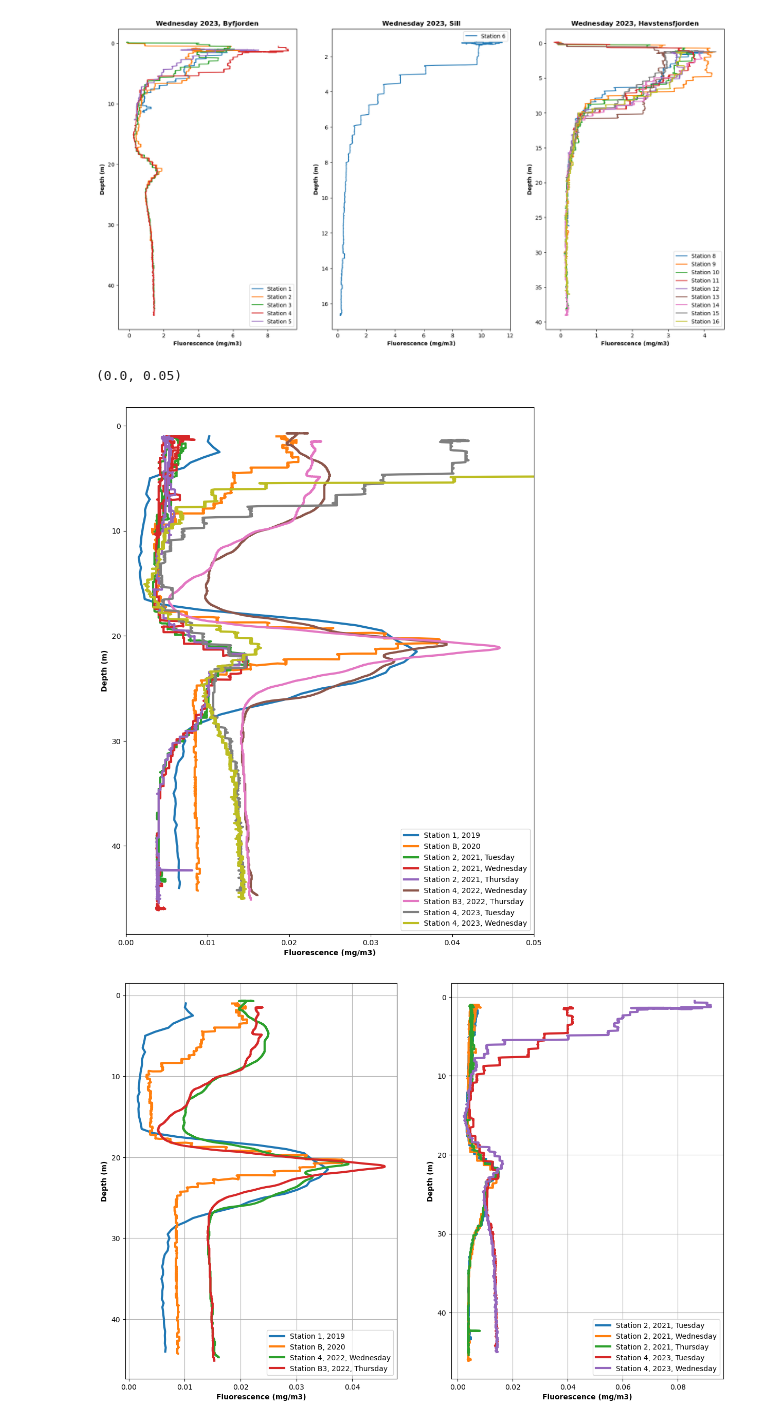
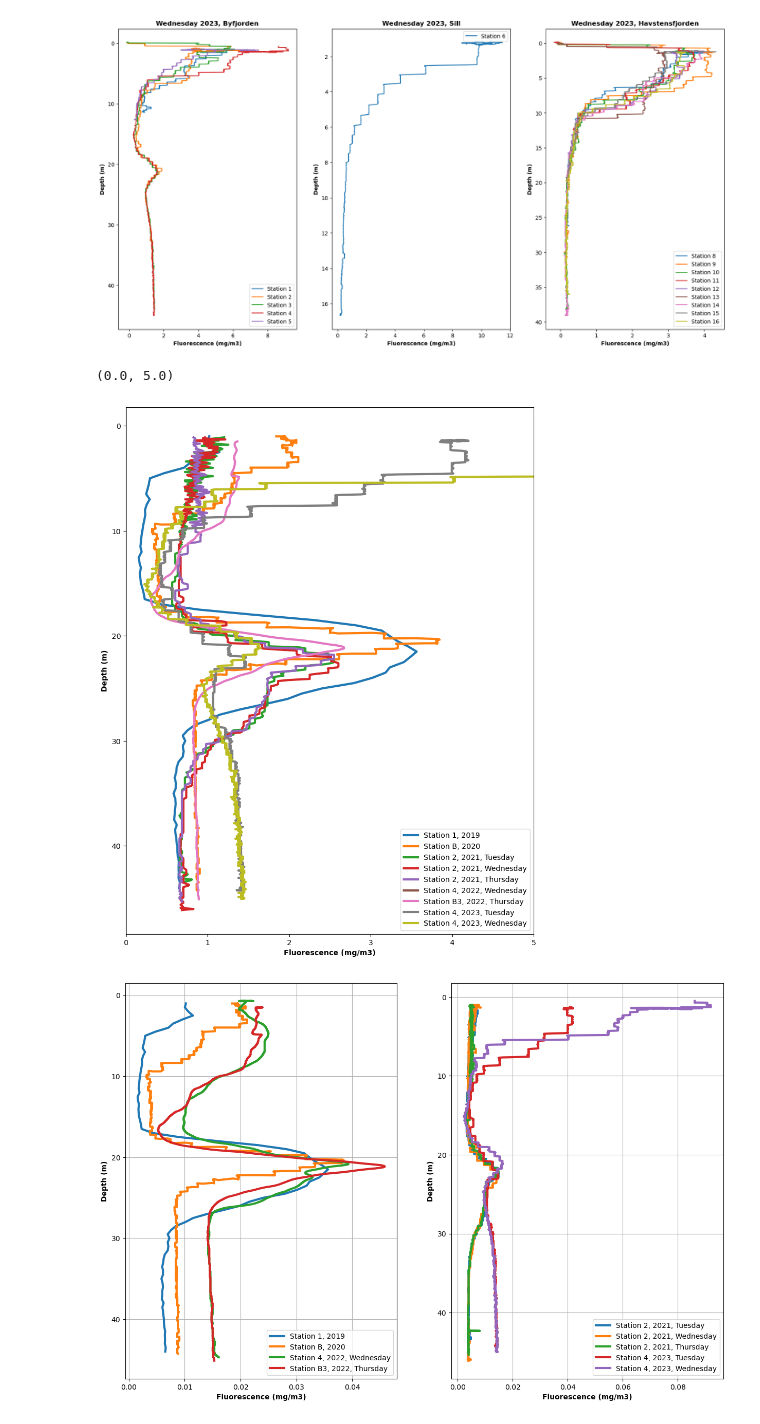
Before and after one commit to haganjam/MAR440_2023, a Jupyter notebook: code/CTD_plot_script.ipynb, the cells around one changed output. Drawn from its saved outputs; the diff is of its cells as text; code cells hidden in the pictures.

Commit message:
Made a fixed version of byfjorden_clean_data

```diff
--- a/code/CTD_plot_script.ipynb
+++ b/code/CTD_plot_script.ipynb
@@ -417,3 +481,21 @@ st_7_22_trim
+# %%
+#Now we add augustas data for 2022
+
+#wednesday
+st_1_22_fix = (df_2022_fix.loc[df_2022_fix['Station']=='ST_1'])
+st_2_22_fix = (df_2022_fix.loc[df_2022_fix['Station']=='ST_2'])
+st_3_22_fix = (df_2022_fix.loc[df_2022_fix['Station']=='ST_3'])
+st_4_22_fix = (df_2022_fix.loc[df_2022_fix['Station']=='ST_4'])
+st_5_22_fix = (df_2022_fix.loc[df_2022_fix['Station']=='ST_5'])
+st_6_22_fix = (df_2022_fix.loc[df_2022_fix['Station']=='ST_6'])
+
+#Thursday
+
+st_B1_1_22_fix = (df_2022_fix.loc[df_2022_fix['Station']=='ST_B1_1'])
+st_B1_22_fix = (df_2022_fix.loc[df_2022_fix['Station']=='ST_B1'])
+st_B2_1_22_fix = (df_2022_fix.loc[df_2022_fix['Station']=='ST_B2_1'])
+st_B2_22_fix = (df_2022_fix.loc[df_2022_fix['Station']=='ST_B2'])
+st_B3_22_fix = (df_2022_fix.loc[df_2022_fix['Station']=='ST_B3'])
 # %%
 #Plot the days differently. Maybe together later
     #Who knows
@@ -591,9 +707,9 @@ Text(0.5, 1.0, 'Tuesday 2023, Havstensfjorden')
 [figure]
 # %%
 #Make a mini
-st_2_23_t["Fluorescence"] = st_2_23_t["flECO-AFL"] / 100
-st_4_23_t["Fluorescence"] = st_4_23_t["flECO-AFL"] / 100
-st_6_23_t["Fluorescence"] = st_6_23_t["flECO-AFL"] / 100
+#st_2_23_t["Fluorescence"] = st_2_23_t["flECO-AFL"] / 100
+#st_4_23_t["Fluorescence"] = st_4_23_t["flECO-AFL"] / 100
+#st_6_23_t["Fluorescence"] = st_6_23_t["flECO-AFL"] / 100
 
 st_1_23["Fluorescence"] = st_1_23["flECO-AFL"] / 100
 st_2_23["Fluorescence"] = st_2_23["flECO-AFL"] / 100
@@ -692,38 +808,38 @@ tiny_23_fleco_wed = st_4_23['flECO-AFL']/100
 # %%
 #Compare the deepest points of every year
 plt.rcParams["figure.figsize"]=(10,13)
 #Station 1 from 2019
-plt.plot(tiny_19_fleco, st_1_19['depSM'], linewidth=3, label="Station 1, 2019")
+plt.plot(st_1_19['flECO-AFL'], st_1_19['depSM'], linewidth=3, label="Station 1, 2019")
 
 #Station B from 2020
-plt.plot(tiny_20_fleco, st_2_20['depSM'],linewidth=3, label="Station B, 2020")
+plt.plot(st_2_20['flECO-AFL'], st_2_20['depSM'],linewidth=3, label="Station B, 2020")
 
 #Station 2 from 2021, tuesday
-plt.plot(st_2_21_tue['flECO-AFL'], st_2_21_tue['prDM'],linewidth=3,label="Station 2, 2021, Tuesday")
+plt.plot(st_2_21_tue_fix['flECO-AFL'], st_2_21_tue_fix['prDM'],linewidth=3,label="Station 2, 2021, Tuesday")
 
 #Station 2 2021 wednesday
-plt.plot(st_2_21_wed['flECO-AFL'], st_2_21_wed['prDM'],linewidth=3, label="Station 2, 2021, Wednesday")
+plt.plot(st_2_21_wed_fix['flECO-AFL'], st_2_21_wed_fix['prDM'],linewidth=3, label="Station 2, 2021, Wednesday")
 #2021 thursday, also station 2
-plt.plot(st_2_21_thu['flECO-AFL'], st_2_21_thu['prDM'],linewidth=3, label="Station 2, 2021, Thursday")
+plt.plot(st_2_21_thu_fix['flECO-AFL'], st_2_21_thu_fix['prDM'],linewidth=3, label="Station 2, 2021, Thursday")
 #Wednesday 2022, station 4
-plt.plot(st_4_22_trim['flECO-AFL'], st_4_22_trim['depSM'],linewidth=3,label="Station 4, 2022, Wednesday")
+plt.plot(st_4_22_fix['flECO-AFL'], st_4_22_fix['depSM'],linewidth=3,label="Station 4, 2022, Wednesday")
 
 #Thursday 2022, station B3
-plt.plot(st_B3_22['flECO-AFL'], st_B3_22['depSM'],linewidth=3,label="Station B3, 2022, Thursday")
+plt.plot(st_B3_22_fix['flECO-AFL'], st_B3_22_fix['depSM'],linewidth=3,label="Station B3, 2022, Thursday")
 
 #Station 4, tuesday 2023
-plt.plot(tiny_23_fleco_tue, st_4_23_t['depSM'],linewidth=3,label="Station 4, 2023, Tuesday")
+plt.plot(st_4_23_t['flECO-AFL'], st_4_23_t['depSM'],linewidth=3,label="Station 4, 2023, Tuesday")
 #Station 4, wednesday 2023
-plt.plot(tiny_23_fleco_wed, st_4_23['depSM'], linewidth=3,label="Station 4, 2023, Wednesday")
+plt.plot(st_4_23['flECO-AFL'], st_4_23['depSM'], linewidth=3,label="Station 4, 2023, Wednesday")
 
 plt.gca().invert_yaxis()
 plt.legend()
 plt.ylabel('Depth (m)',fontweight="bold")
 plt.xlabel('Fluorescence (mg/m3)',fontweight="bold")
-plt.xlim(0,0.05)
+plt.xlim(0,5)
 # %% [output]
-(0.0, 0.05)
+(0.0, 5.0)
-[figure, old version]
+[figure, new version]
 # %%
 #Next to each other
 plt.rcParams["figure.figsize"]=(15,10)
```
Also changed, not shown: parts of 17 cells of this notebook, 4 other files.
